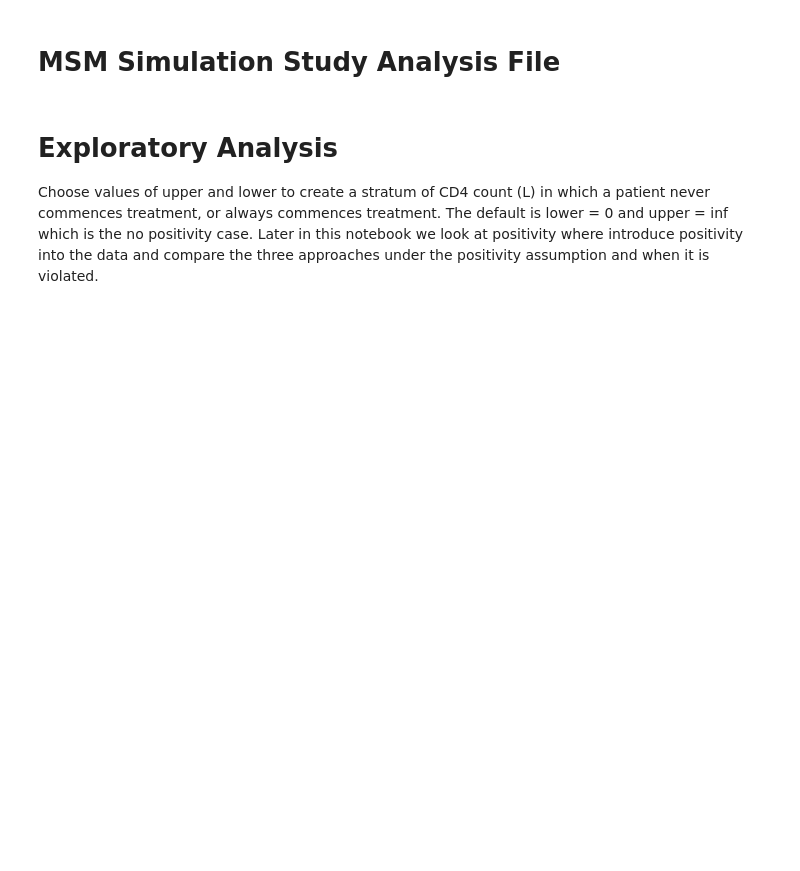
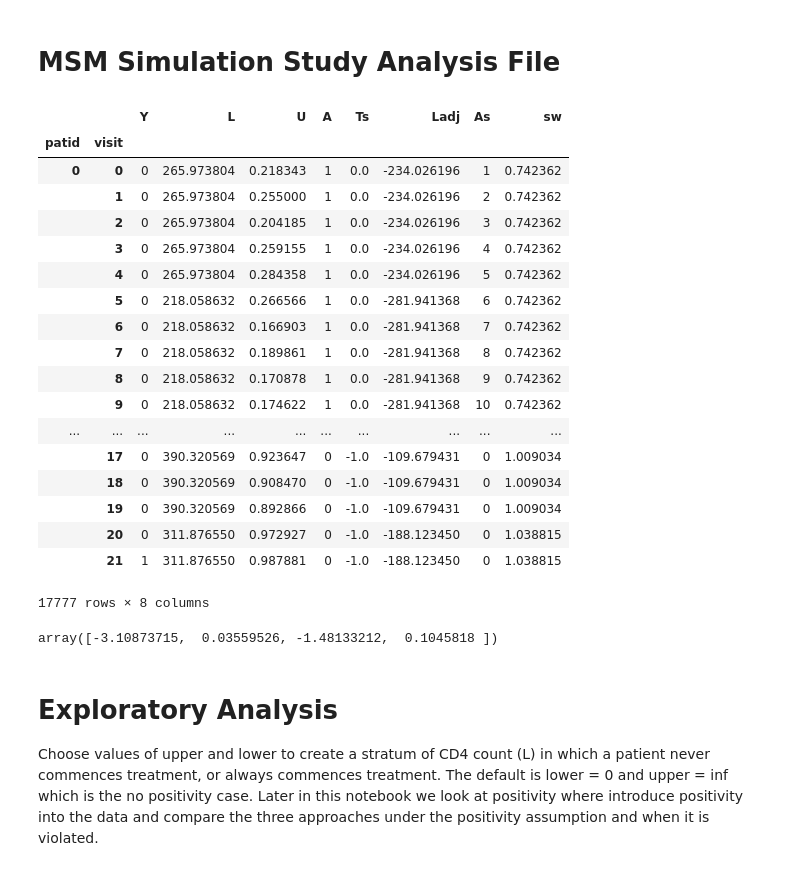
Before and after one commit to clancia/msm-simul-oncol, a Jupyter notebook: simulation_analysis.ipynb, the cells around one changed output. Drawn from its saved outputs; the diff is of its cells as text; code cells hidden in the pictures; blank space fills up the shorter version.

Commit message:
Added function to calculate weights and tested using data

```diff
--- a/simulation_analysis.ipynb
+++ b/simulation_analysis.ipynb
@@ -25,3 +25,27 @@ gam = [-3, 0.05, -1.5, 0.1]
 # import simulation functions and generate data for 1000 patients
 import simulation_functions as sf
 df = sf.sim_n(T, k, gam, theta, n=1000, lower=0, prop=1)
+# %%
+df = sf.get_weights(df)
+# %%
+df
+# %% [output]
+|  |  | Y | L | U | A | Ts | Ladj | As | sw |
+| patid | visit |  |  |  |  |  |  |  |  |
+| 0 | 0 | 0 | 265.973804 | 0.218343 | 1 | 0.0 | -234.026196 | 1 | 0.742362 |
+|  | 1 | 0 | 265.973804 | 0.255000 | 1 | 0.0 | -234.026196 | 2 | 0.742362 |
+|  | 2 | 0 | 265.973804 | 0.204185 | 1 | 0.0 | -234.026196 | 3 | 0.742362 |
+|  | 3 | 0 | 265.973804 | 0.259155 | 1 | 0.0 | -234.026196 | 4 | 0.742362 |
+|  | 4 | 0 | 265.973804 | 0.284358 | 1 | 0.0 | -234.026196 | 5 | 0.742362 |
+|  | 5 | 0 | 218.058632 | 0.266566 | 1 | 0.0 | -281.941368 | 6 | 0.742362 |
+|  | 6 | 0 | 218.058632 | 0.166903 | 1 | 0.0 | -281.941368 | 7 | 0.742362 |
+|  | 7 | 0 | 218.058632 | 0.189861 | 1 | 0.0 | -281.941368 | 8 | 0.742362 |
+|  | 8 | 0 | 218.058632 | 0.170878 | 1 | 0.0 | -281.941368 | 9 | 0.742362 |
+|  | 9 | 0 | 218.058632 | 0.174622 | 1 | 0.0 | -281.941368 | 10 | 0.742362 |
+| ... | ... | ... | ... | ... | ... | ... | ... | ... | ... |
+|  | 17 | 0 | 390.320569 | 0.923647 | 0 | -1.0 | -109.679431 | 0 | 1.009034 |
+|  | 18 | 0 | 390.320569 | 0.908470 | 0 | -1.0 | -109.679431 | 0 | 1.009034 |
+|  | 19 | 0 | 390.320569 | 0.892866 | 0 | -1.0 | -109.679431 | 0 | 1.009034 |
+|  | 20 | 0 | 311.876550 | 0.972927 | 0 | -1.0 | -188.123450 | 0 | 1.038815 |
+|  | 21 | 1 | 311.876550 | 0.987881 | 0 | -1.0 | -188.123450 | 0 | 1.038815 |
+17777 rows × 8 columns
@@ -28,3 +68,7 @@ df = sf.sim_n(T, k, gam, theta, n=1000, lower=0, prop=1)
+# %%
+co
+# %% [output]
+array([-3.10873715,  0.03559526, -1.48133212,  0.1045818 ])
 # %% [markdown]
 # Exploratory Analysis
 
```
Also changed, not shown: parts of 4 cells of this notebook, 1 other file.
